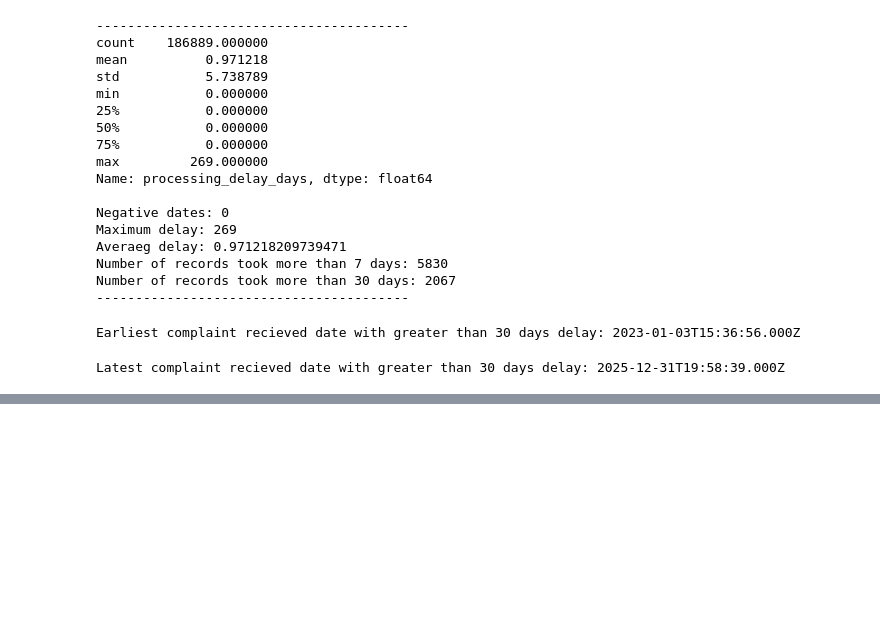
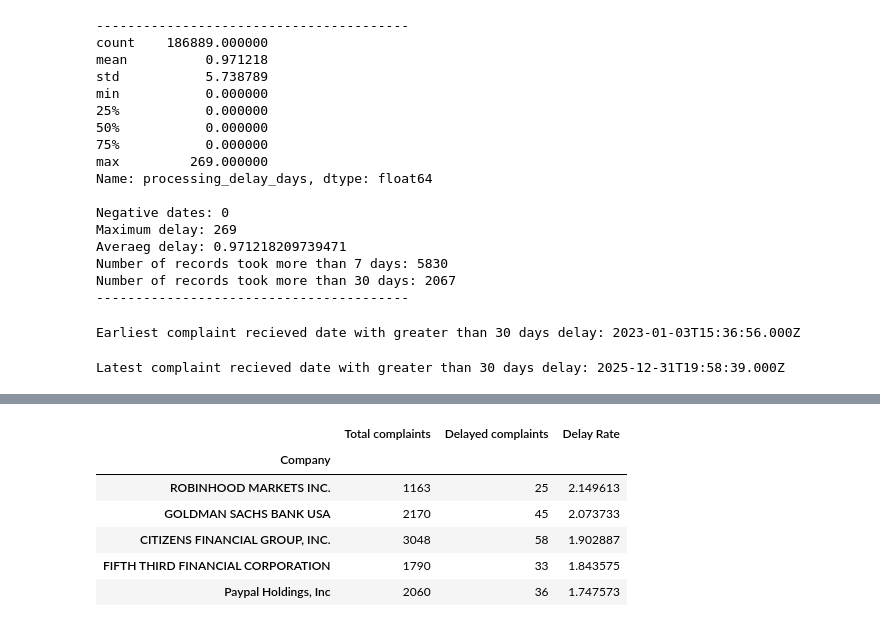
Before and after one commit to Rayyan-2205/project-3, a Jupyter notebook: notebook/analysis.ipynb, the cells around one changed output, grey strips where cells are left out. Cells and saved outputs as stored; diff of their text form; code cells hidden in the pictures; blank space fills up the shorter version.

```diff
--- a/notebook/analysis.ipynb
+++ b/notebook/analysis.ipynb
@@ -323,0 +411,12 @@ dtype: int64
+# %%
+# Highest delay rate
+company_report['Delay Rate'] = (company_report['Delayed complaints'] / company_report['Total complaints']) * 100
+company_report.sort_values('Delay Rate', ascending=False).head(5)
+# %% [output]
+|  | Total complaints | Delayed complaints | Delay Rate |
+| Company |  |  |  |
+| ROBINHOOD MARKETS INC. | 1163 | 25 | 2.149613 |
+| GOLDMAN SACHS BANK USA | 2170 | 45 | 2.073733 |
+| CITIZENS FINANCIAL GROUP, INC. | 3048 | 58 | 1.902887 |
+| FIFTH THIRD FINANCIAL CORPORATION | 1790 | 33 | 1.843575 |
+| Paypal Holdings, Inc | 2060 | 36 | 1.747573 |
```
Also changed, not shown: parts of 17 cells of this notebook.
